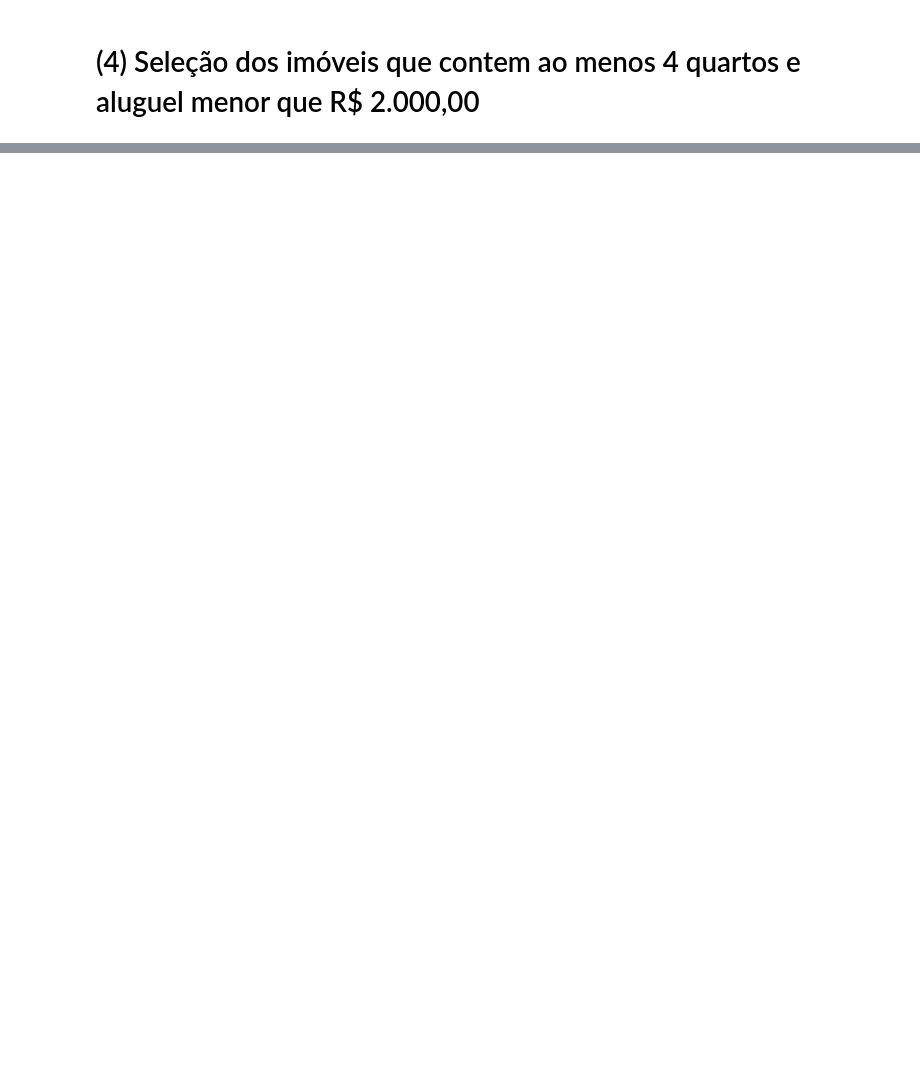
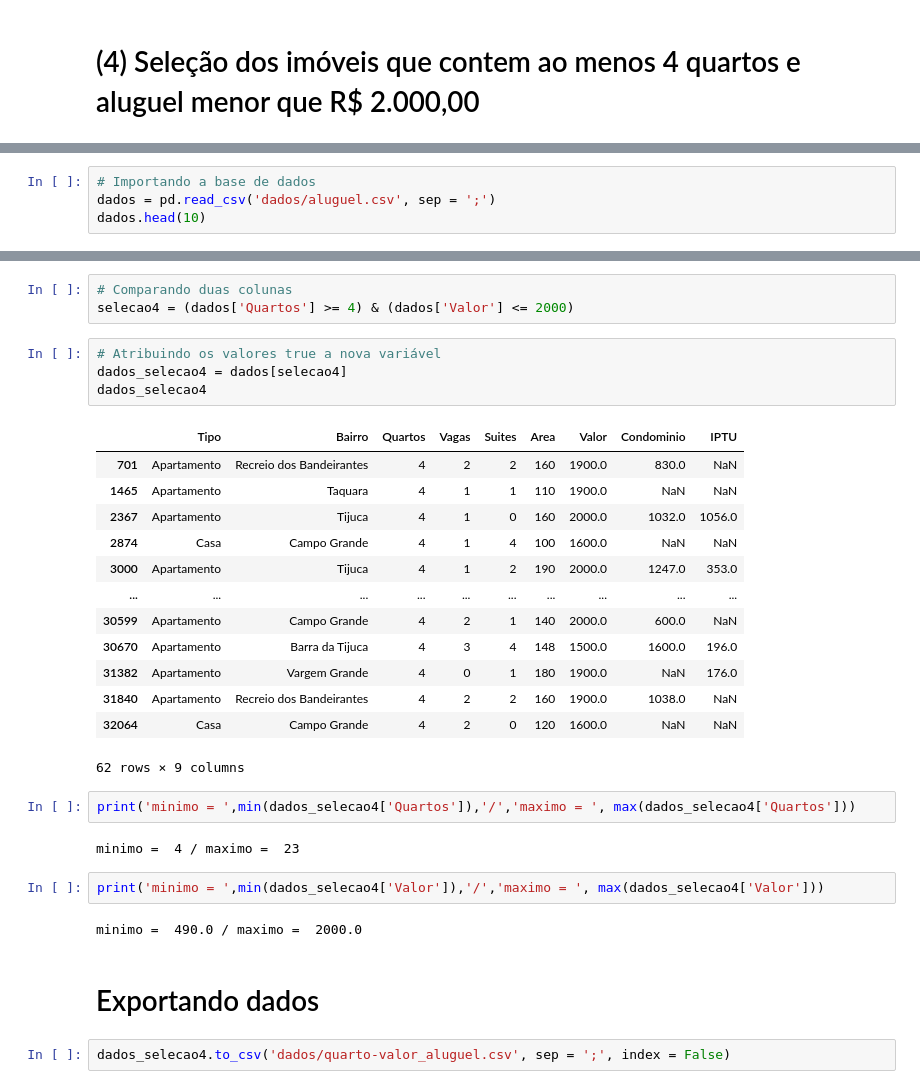
Before and after one commit to DorivanKadatzBorba/JupyterDS_Estudos, a Jupyter notebook: AulaPandas04.ipynb, the cells around one changed output, grey strips where cells are left out. Drawn from its saved outputs; the diff is of its cells as text; blank space fills up the shorter version.

```diff
--- a/AulaPandas04.ipynb
+++ b/AulaPandas04.ipynb
@@ -221,0 +337,4 @@ dados.head(20)
+# %%
+# Importando a base de dados
+dados = pd.read_csv('dados/aluguel.csv', sep = ';')
+dados.head(10)
@@ -221,0 +353,33 @@ dados.head(20)
+# %%
+# Comparando duas colunas
+selecao4 = (dados['Quartos'] >= 4) & (dados['Valor'] <= 2000)
+# %%
+# Atribuindo os valores true a nova variável
+dados_selecao4 = dados[selecao4]
+dados_selecao4
+# %% [output]
+|  | Tipo | Bairro | Quartos | Vagas | Suites | Area | Valor | Condominio | IPTU |
+| 701 | Apartamento | Recreio dos Bandeirantes | 4 | 2 | 2 | 160 | 1900.0 | 830.0 | NaN |
+| 1465 | Apartamento | Taquara | 4 | 1 | 1 | 110 | 1900.0 | NaN | NaN |
+| 2367 | Apartamento | Tijuca | 4 | 1 | 0 | 160 | 2000.0 | 1032.0 | 1056.0 |
+| 2874 | Casa | Campo Grande | 4 | 1 | 4 | 100 | 1600.0 | NaN | NaN |
+| 3000 | Apartamento | Tijuca | 4 | 1 | 2 | 190 | 2000.0 | 1247.0 | 353.0 |
+| ... | ... | ... | ... | ... | ... | ... | ... | ... | ... |
+| 30599 | Apartamento | Campo Grande | 4 | 2 | 1 | 140 | 2000.0 | 600.0 | NaN |
+| 30670 | Apartamento | Barra da Tijuca | 4 | 3 | 4 | 148 | 1500.0 | 1600.0 | 196.0 |
+| 31382 | Apartamento | Vargem Grande | 4 | 0 | 1 | 180 | 1900.0 | NaN | 176.0 |
+| 31840 | Apartamento | Recreio dos Bandeirantes | 4 | 2 | 2 | 160 | 1900.0 | 1038.0 | NaN |
+| 32064 | Casa | Campo Grande | 4 | 2 | 0 | 120 | 1600.0 | NaN | NaN |
+62 rows × 9 columns
+# %%
+print('minimo = ',min(dados_selecao4['Quartos']),'/','maximo = ', max(dados_selecao4['Quartos']))
+# %% [output]
+minimo =  4 / maximo =  23
+# %%
+print('minimo = ',min(dados_selecao4['Valor']),'/','maximo = ', max(dados_selecao4['Valor']))
+# %% [output]
+minimo =  490.0 / maximo =  2000.0
+# %% [markdown]
+# Exportando dados
+# %%
+dados_selecao4.to_csv('dados/quarto-valor_aluguel.csv', sep = ';', index = False)
```
Also changed, not shown: parts of 13 cells of this notebook, 2 other files.
